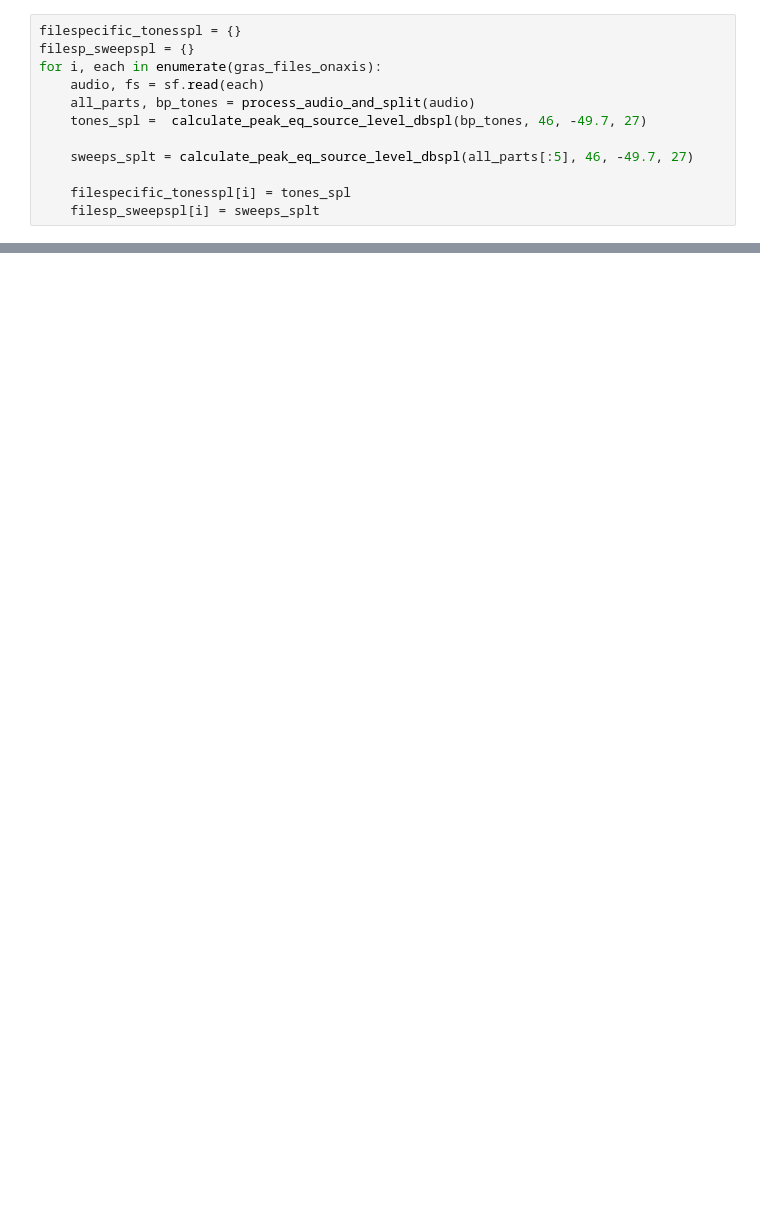
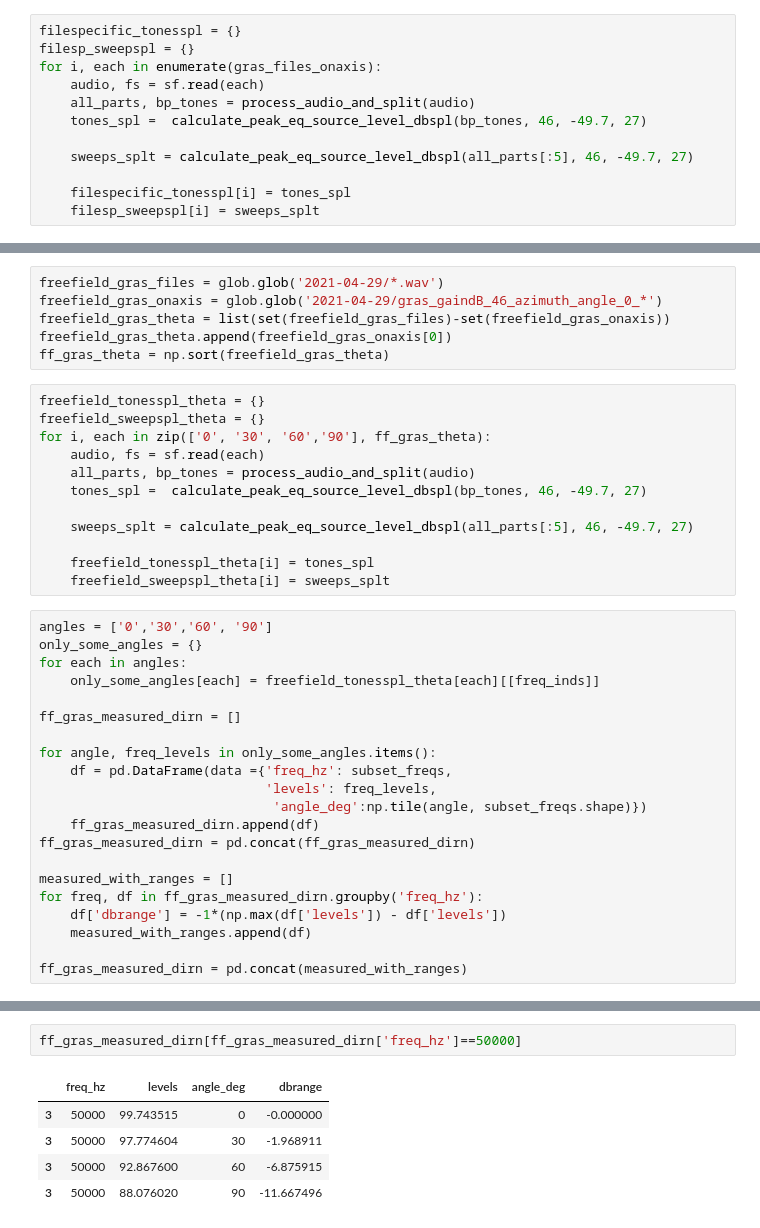
Before and after one commit to thejasvibr/projectushichka, a Jupyter notebook: mic-calibration/gras-speaker-calibration.ipynb, the cells around one changed output, grey strips where cells are left out. Cells and saved outputs as stored; diff of their text form; blank space fills up the shorter version.

```diff
--- a/mic-calibration/gras-speaker-calibration.ipynb
+++ b/mic-calibration/gras-speaker-calibration.ipynb
@@ -491,0 +492,39 @@ Notebook cell run at : 2021-04-28 17:30:33.223357
+# %%
+freefield_gras_files = glob.glob('2021-04-29/*.wav')
+freefield_gras_onaxis = glob.glob('2021-04-29/gras_gaindB_46_azimuth_angle_0_*')
+freefield_gras_theta = list(set(freefield_gras_files)-set(freefield_gras_onaxis))
+freefield_gras_theta.append(freefield_gras_onaxis[0])
+ff_gras_theta = np.sort(freefield_gras_theta)
+# %%
+freefield_tonesspl_theta = {}
+freefield_sweepspl_theta = {}
+for i, each in zip(['0', '30', '60','90'], ff_gras_theta):
+    audio, fs = sf.read(each)
+    all_parts, bp_tones = process_audio_and_split(audio)
+    tones_spl =  calculate_peak_eq_source_level_dbspl(bp_tones, 46, -49.7, 27)
+
+    sweeps_splt = calculate_peak_eq_source_level_dbspl(all_parts[:5], 46, -49.7, 27)
+
+    freefield_tonesspl_theta[i] = tones_spl
+    freefield_sweepspl_theta[i] = sweeps_splt
+# %%
+angles = ['0','30','60', '90']
+only_some_angles = {}
+for each in angles:
+    only_some_angles[each] = freefield_tonesspl_theta[each][[freq_inds]]
+
+ff_gras_measured_dirn = []
+
+for angle, freq_levels in only_some_angles.items():
+    df = pd.DataFrame(data ={'freq_hz': subset_freqs,
+                             'levels': freq_levels,
+                              'angle_deg':np.tile(angle, subset_freqs.shape)})
+    ff_gras_measured_dirn.append(df)
+ff_gras_measured_dirn = pd.concat(ff_gras_measured_dirn)
+
+measured_with_ranges = []
+for freq, df in ff_gras_measured_dirn.groupby('freq_hz'):
+    df['dbrange'] = -1*(np.max(df['levels']) - df['levels'])
+    measured_with_ranges.append(df)
+
+ff_gras_measured_dirn = pd.concat(measured_with_ranges)
@@ -491,0 +567,8 @@ Notebook cell run at : 2021-04-28 17:30:33.223357
+# %%
+ff_gras_measured_dirn[ff_gras_measured_dirn['freq_hz']==50000]
+# %% [output]
+|  | freq_hz | levels | angle_deg | dbrange |
+| 3 | 50000 | 99.743515 | 0 | -0.000000 |
+| 3 | 50000 | 97.774604 | 30 | -1.968911 |
+| 3 | 50000 | 92.867600 | 60 | -6.875915 |
+| 3 | 50000 | 88.076020 | 90 | -11.667496 |
```
Also changed, not shown: parts of 65 cells of this notebook, 2 other files.
